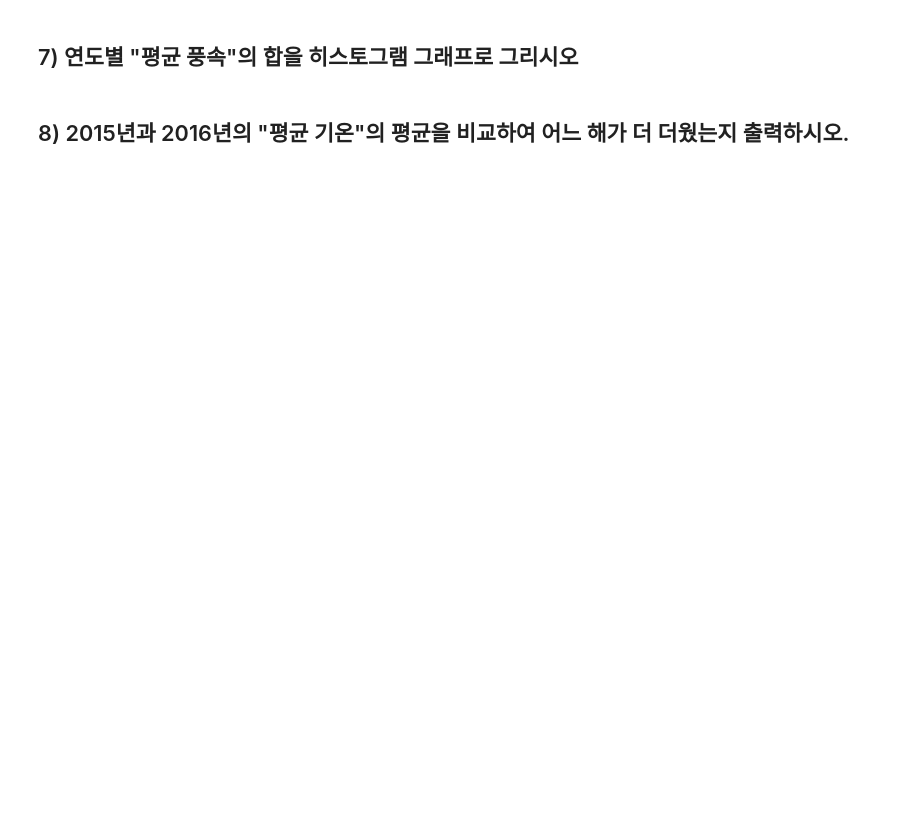
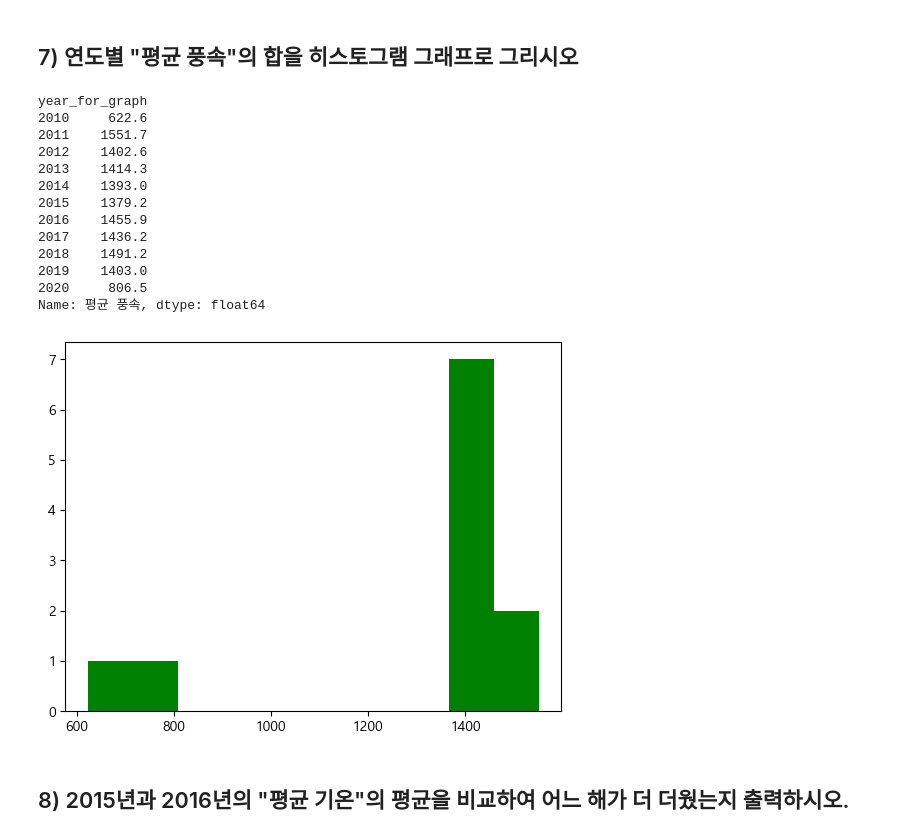
Before and after one commit to Suhwonhu/python_basic_2, a Jupyter notebook: time_series_class_5_8.ipynb, the cells around one changed output. Saved outputs shown, nothing was run; the diff lists cells and outputs as text; code cells hidden in the pictures; blank space fills up the shorter version.

```diff
--- a/time_series_class_5_8.ipynb
+++ b/time_series_class_5_8.ipynb
@@ -301,4 +359,26 @@ print(max)
 # %% [markdown]
 ## 7) 연도별 "평균 풍속"의 합을 히스토그램 그래프로 그리시오
+# %%
+df['year_for_graph'] = pd.DatetimeIndex(df['일시']).year
+yearly_wind = df.groupby('year_for_graph')['평균 풍속'].sum()
+year = df['year_for_graph']
+print(yearly_wind)
+plt.hist(yearly_wind, color = 'green')
+plt.show()
+# %% [output]
+year_for_graph
+2010     622.6
+2011    1551.7
+2012    1402.6
+2013    1414.3
+2014    1393.0
+2015    1379.2
+2016    1455.9
+2017    1436.2
+2018    1491.2
+2019    1403.0
+2020     806.5
+Name: 평균 풍속, dtype: float64
+[figure, added]
 # %% [markdown]
 ## 8) 2015년과 2016년의 "평균 기온"의 평균을 비교하여 어느 해가 더 더웠는지 출력하시오.
```
Also changed, not shown: parts of 10 cells of this notebook.
